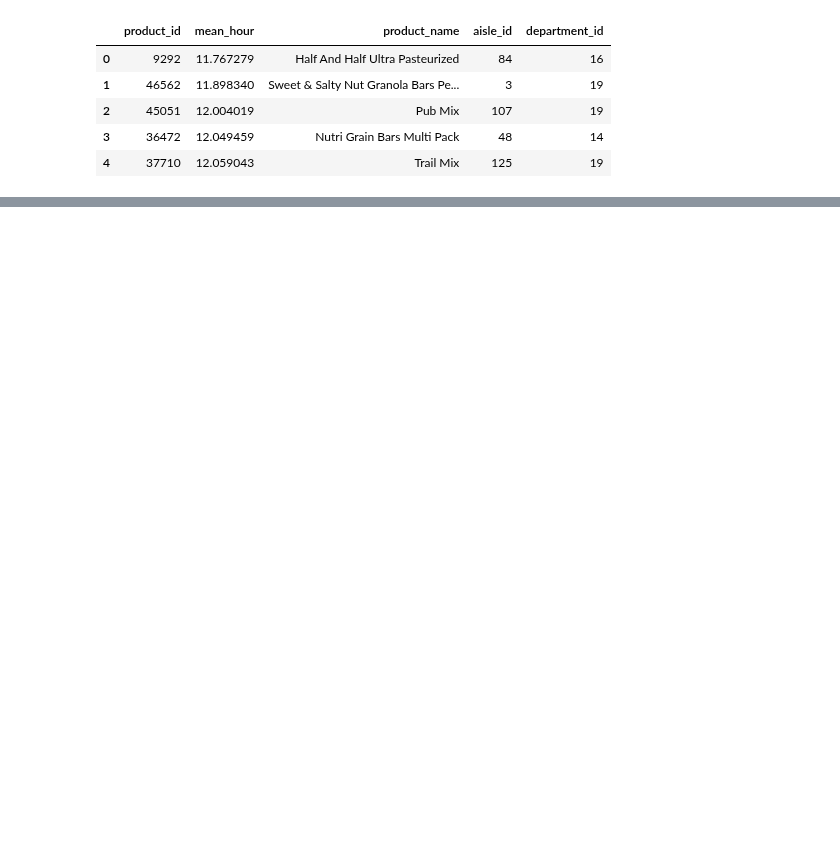
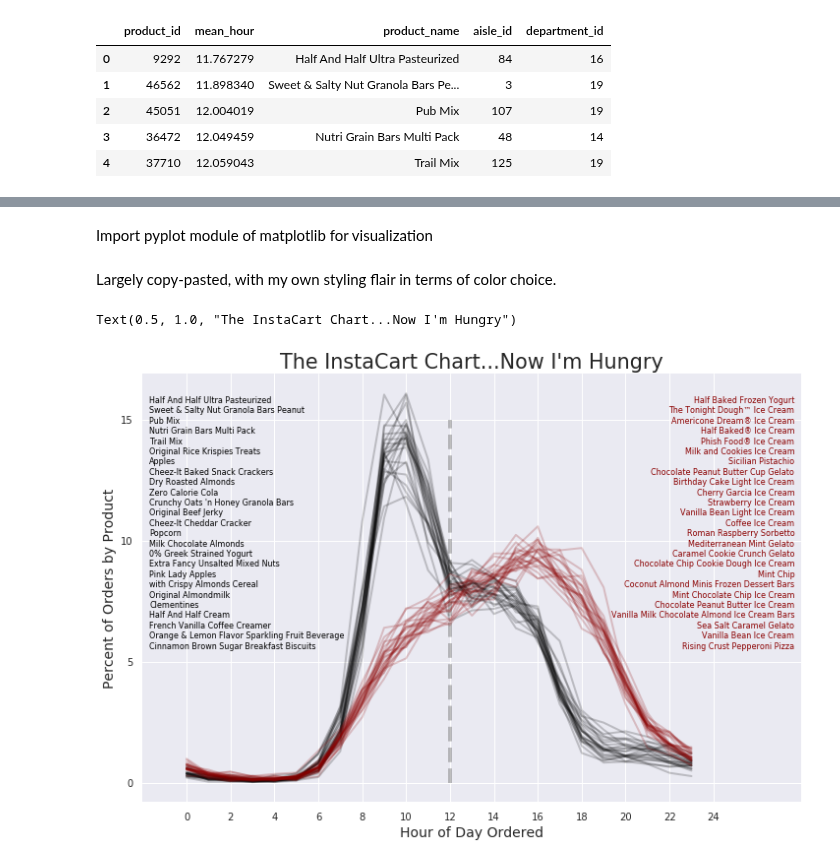
Before and after one commit to bloominstituteoftechnology/DS-Unit-1-Sprint-1-Data-Wrangling-and-Storytelling, a Jupyter notebook: module3-join-and-reshape-data/LS_DS_113_Join_and_Reshape_Data_Assignment.ipynb, the cells around one changed output, grey strips where cells are left out. Cells and saved outputs as stored; diff of their text form; code cells hidden in the pictures; blank space fills up the shorter version.

```diff
--- a/module3-join-and-reshape-data/LS_DS_113_Join_and_Reshape_Data_Assignment.ipynb
+++ b/module3-join-and-reshape-data/LS_DS_113_Join_and_Reshape_Data_Assignment.ipynb
@@ -650,0 +658,3 @@ product_names_and_value_counts_df[product_names_and_value_counts_df["product_id"
+# %%
+afternoon_pct = product_orders_by_hour.merge(afternoon, on='product_id').sort_values(['mean_hour', 'order_hour_of_day'], ascending=False)
+afternoon_pct
@@ -650,0 +677,4 @@ product_names_and_value_counts_df[product_names_and_value_counts_df["product_id"
+# %%
+morning_product_names = list(morning_pct['product_name'].unique())
+morning_product_names = '\n'.join(morning_product_names)
+morning_product_names
@@ -650,0 +683,4 @@ product_names_and_value_counts_df[product_names_and_value_counts_df["product_id"
+# %%
+afternoon_product_names = list(afternoon_pct['product_name'].unique())
+afternoon_product_names = '\n'.join(afternoon_product_names)
+afternoon_product_names
@@ -650,0 +689,6 @@ product_names_and_value_counts_df[product_names_and_value_counts_df["product_id"
+# %%
+# Nitpicky data formatting to remove 'Variety Pack' from Orange & Lemon Flavor Variety Pack Sparkling Fruit Beverage
+#Prevent figure/label overlap
+morning_product_names = morning_product_names.replace('Variety Pack ', '')
+# %% [markdown]
+Import pyplot module of matplotlib for visualization
@@ -651 +697,63 @@ product_names_and_value_counts_df[product_names_and_value_counts_df["product_id"
+# %% [markdown]
+Largely copy-pasted, with my own styling flair in terms of color choice.
+# %%
+# Figure Size
+fig, ax = plt.subplots(figsize=(12, 8))
+
+# Plot
+morning_pct.groupby('product_id').plot(x='order_hour_of_day',
+                                       y='pct',
+                                       ax=ax,
+                                       legend=False,
+                                       alpha=0.2,
+                                       aa=True,
+                                       color='black',
+                                       linewidth=2,)
+afternoon_pct.groupby('product_id').plot(x='order_hour_of_day',
+                                         y='pct',
+                                         ax=ax,
+                                         legend=False,
+                                         alpha=0.2,
+                                         aa=True,
+                                         color='darkred',
+                                         linewidth=2,)
+
+# Aesthetics
+# Margins
+plt.margins(x=0.5, y=0.05)
+
+# Hide spines
+for spine in ax.spines.values():
+    spine.set_visible(False)
+
+# Labels
+label_font_size = 14
+plt.xlabel('Hour of Day Ordered', fontsize=label_font_size)
+plt.ylabel('Percent of Orders by Product', fontsize=label_font_size)
+
+# Tick Range
+tick_font_size = 10
+ax.tick_params(labelsize=tick_font_size)
+plt.xticks(range(0, 25, 2))
+plt.yticks(range(0, 16, 5))
+plt.xlim([-2, 28])
+
+# Vertical line at noon
+plt.vlines(x=12, ymin=0, ymax=15, alpha=0.5, color='gray', linestyle='dashed', linewidth=4.0)
+
+# Text
+text_font_size = 8
+ax.text(0.01, 0.95, morning_product_names,
+        verticalalignment='top', horizontalalignment='left',
+        transform=ax.transAxes,
+        color='black', fontsize=text_font_size)
+ax.text(0.99, 0.95, afternoon_product_names,
+        verticalalignment='top', horizontalalignment='right',
+        transform=ax.transAxes,
+        color='darkred', fontsize=text_font_size);
+
+plt.title("The InstaCart Chart...Now I'm Hungry", size="xx-large")
+# %% [output]
+Text(0.5, 1.0, "The InstaCart Chart...Now I'm Hungry")
+[figure, added]
 # %% [markdown]
```
Also changed, not shown: parts of 22 cells of this notebook.
